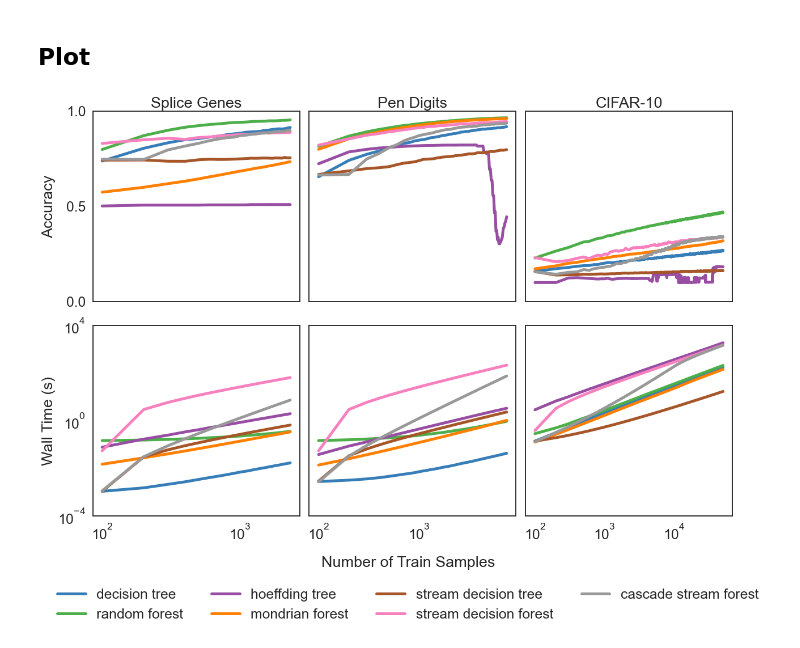
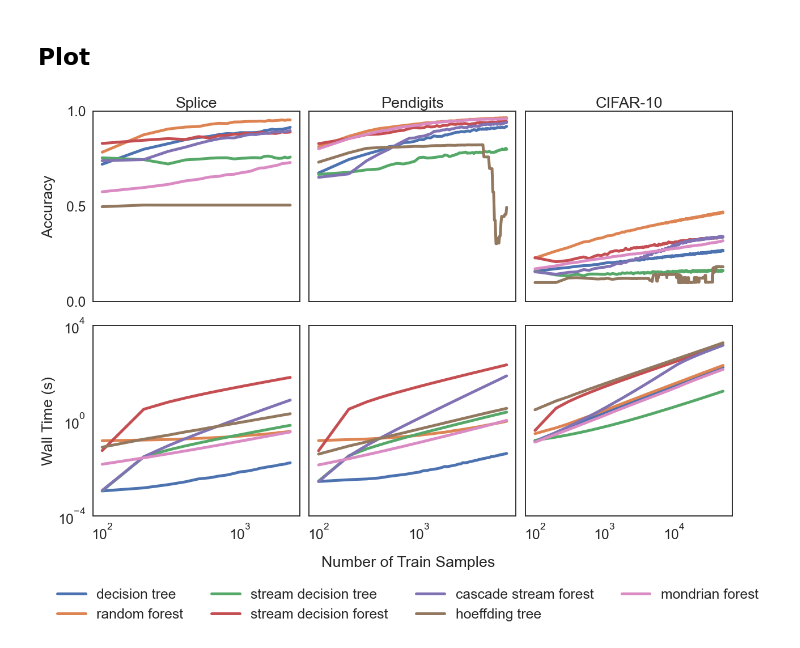
Before and after one commit to neurodata/SDTF, a Jupyter notebook: benchmarks/visual.ipynb, the cells around one changed output. Drawn from its saved outputs; the diff is of its cells as text; code cells hidden in the pictures.

Commit message:
Optimize figure

```diff
--- a/benchmarks/visual.ipynb
+++ b/benchmarks/visual.ipynb
@@ -11,8 +11,6 @@ import seaborn as sns
 # %%
 # Define color palette
 sns.set(color_codes=True, style="white", context="talk", font_scale=1.5)
-PALETTE = sns.color_palette("Set1")
-sns.set_palette(PALETTE[1:5] + PALETTE[6:], n_colors=9)
 # %%
 def load_result(filename):
     """
@@ -34,15 +32,15 @@ def plot_acc(col, ls, pos, n_train):
         for l in ls[pos]:
             col.plot(n_train, l, lw=5)
 # %%
-prefixes = ["dt/", "rf/", "ht/", "mf/", "sdt/", "sdf/", "csf/"]
+prefixes = ["dt/", "rf/", "sdt/", "sdf/", "csf/", "ht/", "mf/"]
 legends = [
     "decision tree",
     "random forest",
-    "hoeffding tree",
-    "mondrian forest",
     "stream decision tree",
     "stream decision forest",
     "cascade stream forest",
+    "hoeffding tree",
+    "mondrian forest",
 ]
 datasets = ["splice", "pendigits", "cifar10"]
 ranges = [2400, 7500, 50100]
@@ -56,10 +54,10 @@ for dataset in datasets:
     time_l = []
 
     for prefix in prefixes:
-        acc = np.mean(load_result(prefix + dataset + "_acc.txt"), axis=0)
+        acc = np.mean(load_result(prefix + dataset + "_acc.txt")[:10], axis=0)
         acc_l.append(acc)
 
-        time = np.mean(load_result(prefix + dataset + "_train_t.txt"), axis=0)
+        time = np.mean(load_result(prefix + dataset + "_train_t.txt")[:10], axis=0)
         time_l.append(time)
 
     acc_ls.append(acc_l)
@@ -70,7 +68,7 @@ ls = acc_ls + time_ls
 fig, ax = plt.subplots(nrows=2, ncols=3, figsize=(17, 11), constrained_layout=True)
 
 fig.text(0.53, -0.05, "Number of Train Samples", ha="center")
-xtitles = ["Splice Genes", "Pen Digits", "CIFAR-10"]
+xtitles = ["Splice", "Pendigits", "CIFAR-10"]
 ytitles = ["Accuracy", "Wall Time (s)"]
 ylimits = [[0, 1], [1e-4, 1e4]]
 yticks = [[0, 0.5, 1], [1e-4, 1e0, 1e4]]
@@ -93,31 +91,31 @@ for i, row in enumerate(ax):
                 col.set_xticks([1e2, 1e3, 1e4, 1e5])
             else:
                 col.set_xticks([1e2, 1e3, 1e4])
             col.set_yscale("log")
             plot_acc(col, ls, j + 3, n_train)
 
         # Label y axis
         if count % 3 == 0:
             col.set_yticks(yticks[i])
             col.set_ylabel(ytitles[i])
         else:
             col.set_yticks([])
 
 fig.align_ylabels(
     ax[
         :,
     ]
 )
 
 leg = fig.legend(
     bbox_to_anchor=(0.53, -0.2),
     bbox_transform=plt.gcf().transFigure,
     ncol=4,
     loc="lower center",
 )
 leg.get_frame().set_linewidth(0.0)
 for legobj in leg.legendHandles:
     legobj.set_linewidth(5.0)
 plt.savefig("visual.pdf", transparent=True, bbox_inches="tight")
 # %% [output]
-[figure, old version]
+[figure, new version]
```
Also changed, not shown: 1 other file.
